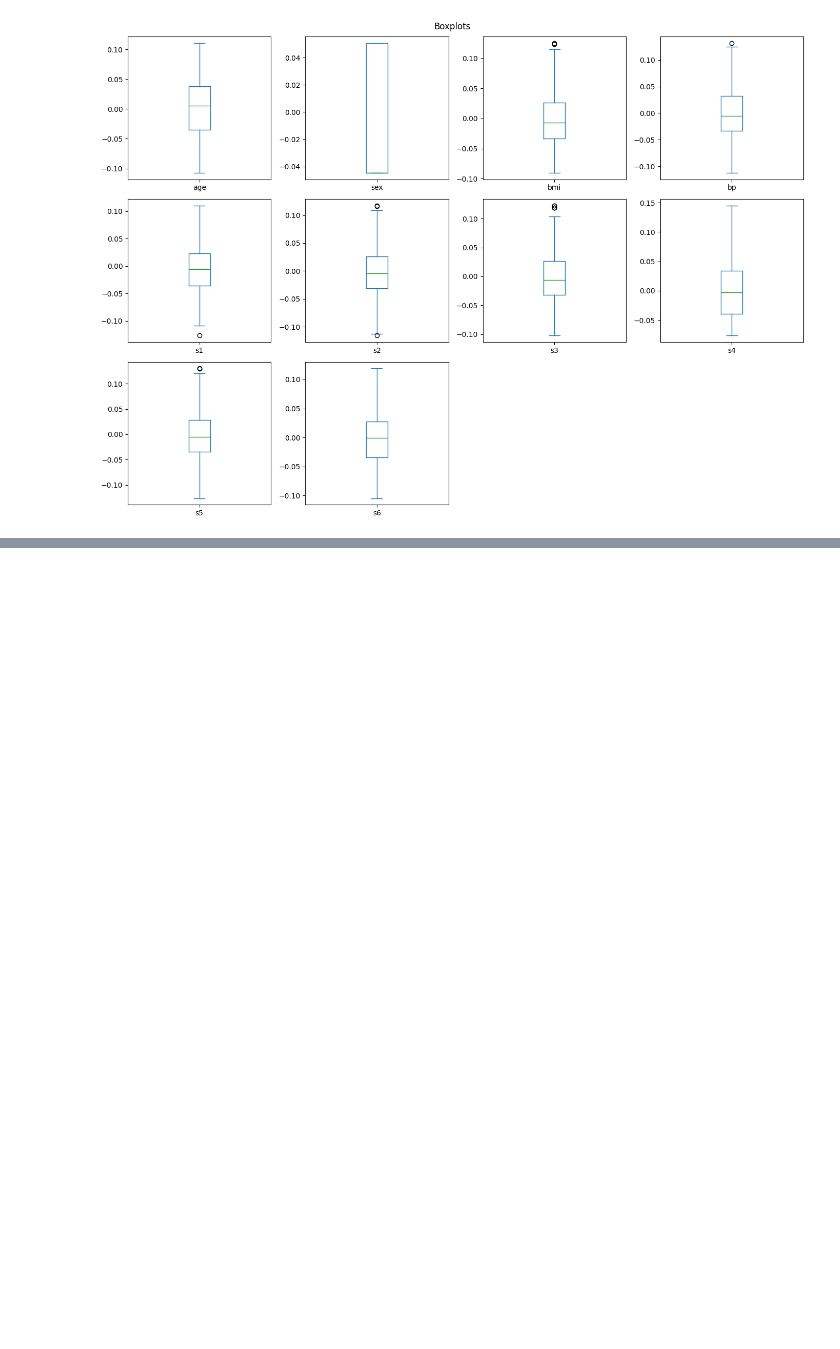
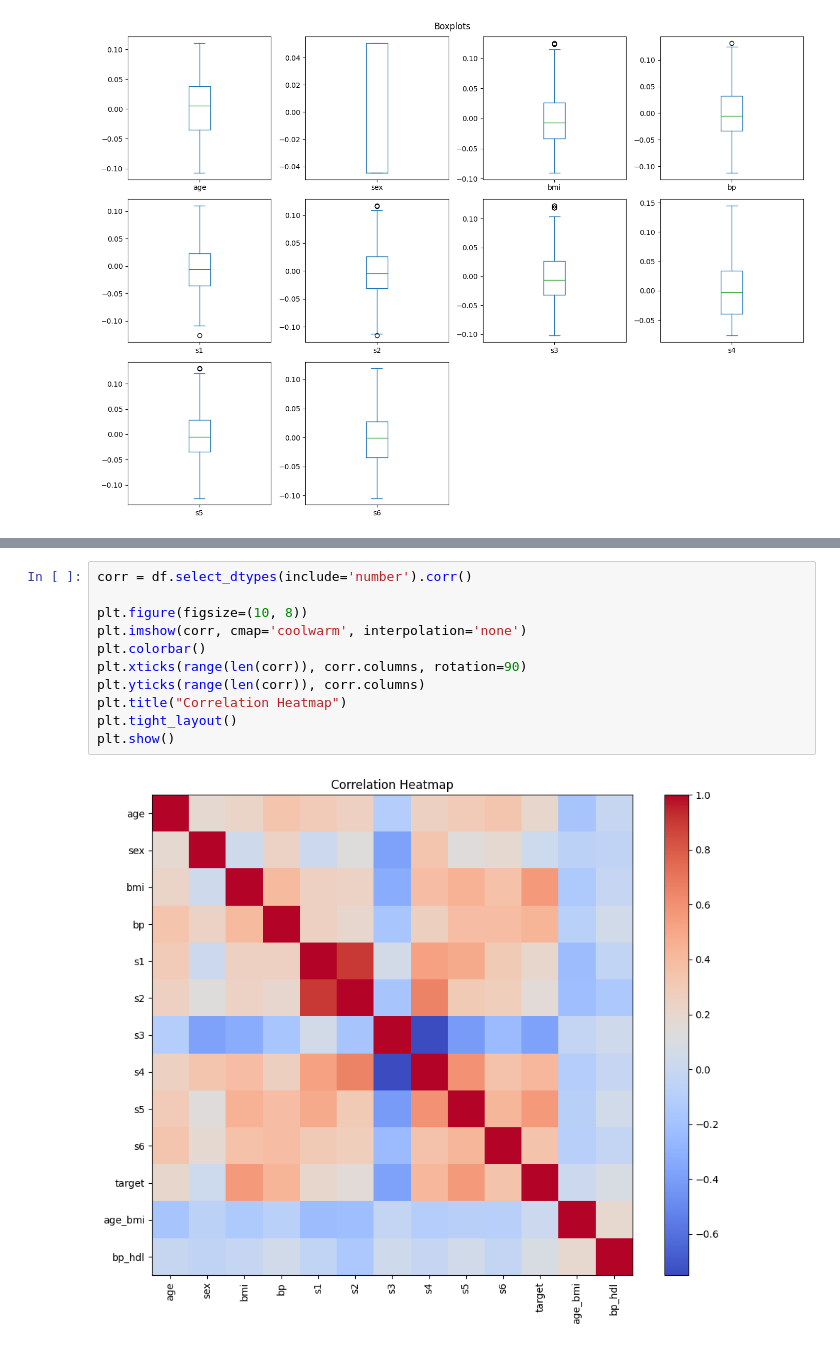
Before and after one commit to kk23mm14-source/pynotes-kranti, a Jupyter notebook: notebooks/kranti/sample.ipynb, the cells around one changed output, grey strips where cells are left out. Saved outputs shown, nothing was run; the diff lists cells and outputs as text; blank space fills up the shorter version.

```diff
--- a/notebooks/kranti/sample.ipynb
+++ b/notebooks/kranti/sample.ipynb
@@ -89,0 +100,13 @@ plt.show()
+# %%
+corr = df.select_dtypes(include='number').corr()
+
+plt.figure(figsize=(10, 8))
+plt.imshow(corr, cmap='coolwarm', interpolation='none')
+plt.colorbar()
+plt.xticks(range(len(corr)), corr.columns, rotation=90)
+plt.yticks(range(len(corr)), corr.columns)
+plt.title("Correlation Heatmap")
+plt.tight_layout()
+plt.show()
+# %% [output]
+[figure, added]
```
Also changed, not shown: parts of 1 cell of this notebook, 10 other files.
